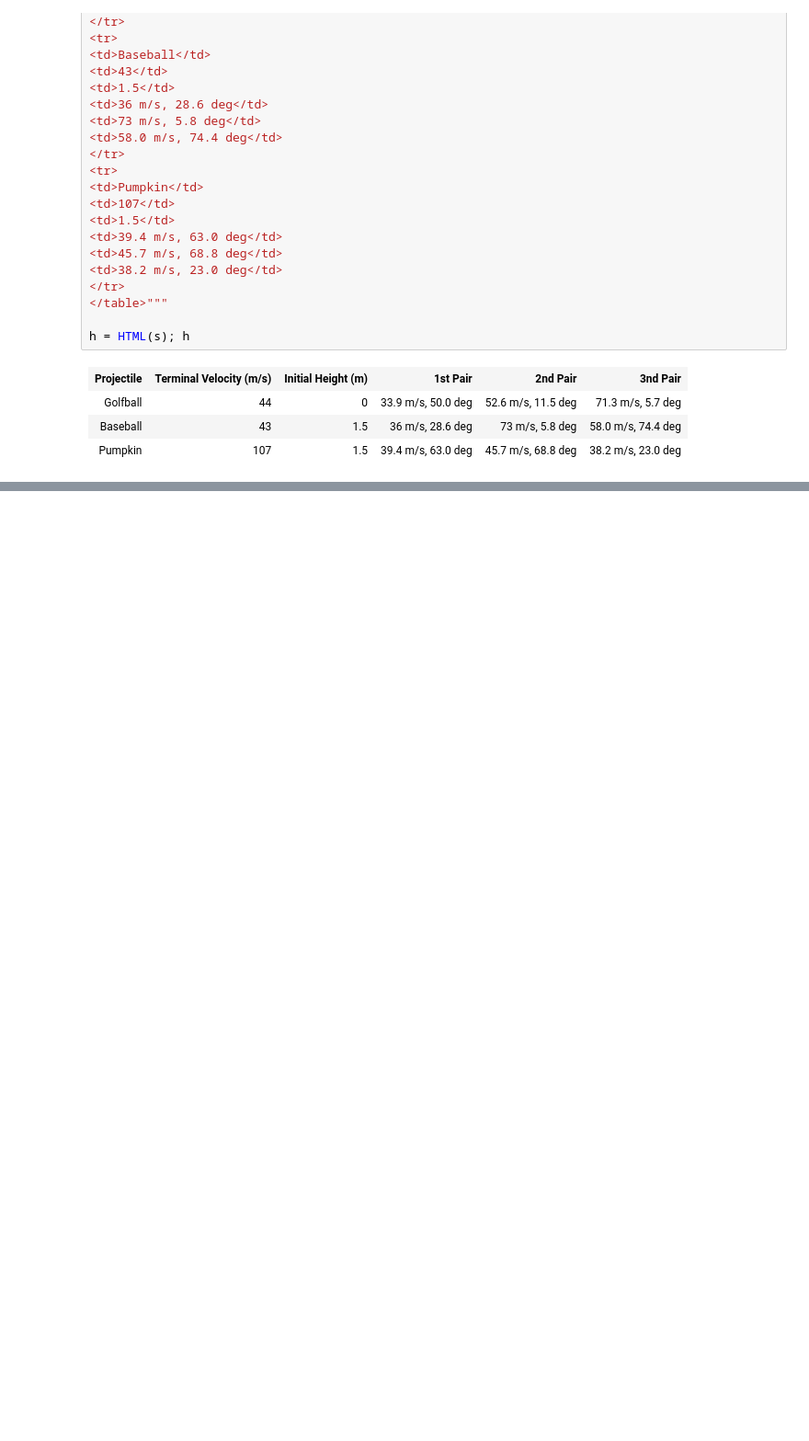
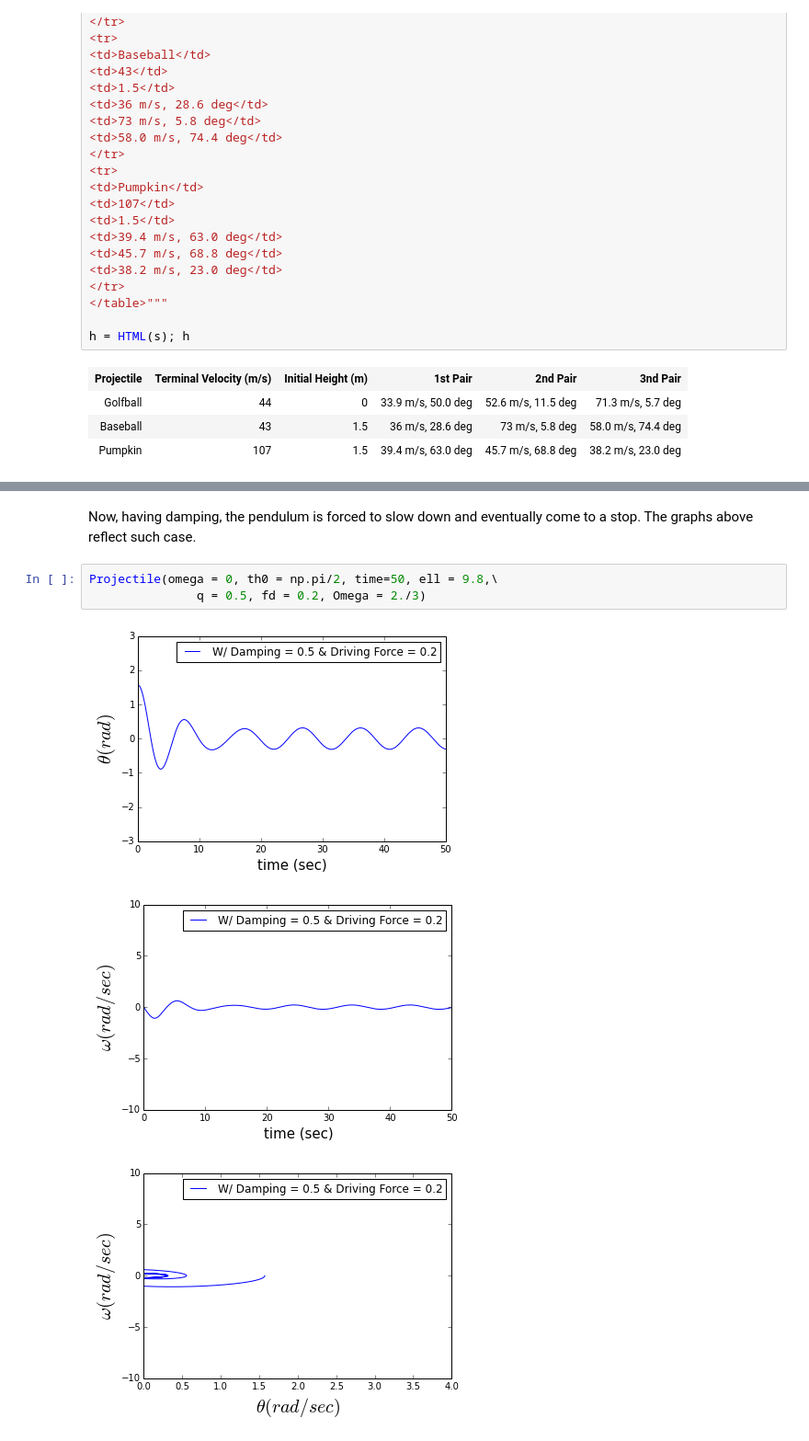
Before and after one commit to dlhoang/PHYS202-S14, a Jupyter notebook: SciPy/ODEExercises.ipynb, the cells around one changed output, grey strips where cells are left out. Shown at 92% size. Cells and saved outputs as stored; diff of their text form; blank space fills up the shorter version.

```diff
--- a/SciPy/ODEExercises.ipynb
+++ b/SciPy/ODEExercises.ipynb
@@ -622,0 +700,9 @@ h = HTML(s); h
+# %% [markdown]
+Now, having damping, the pendulum is forced to slow down and eventually come to a stop. The graphs above reflect such case.
+# %%
+Projectile(omega = 0, th0 = np.pi/2, time=50, ell = 9.8,\
+               q = 0.5, fd = 0.2, Omega = 2./3)
+# %% [output]
+[figure, added]
+[figure, added]
+[figure, added]
```
Also changed, not shown: parts of 13 cells of this notebook, 1 other file.
